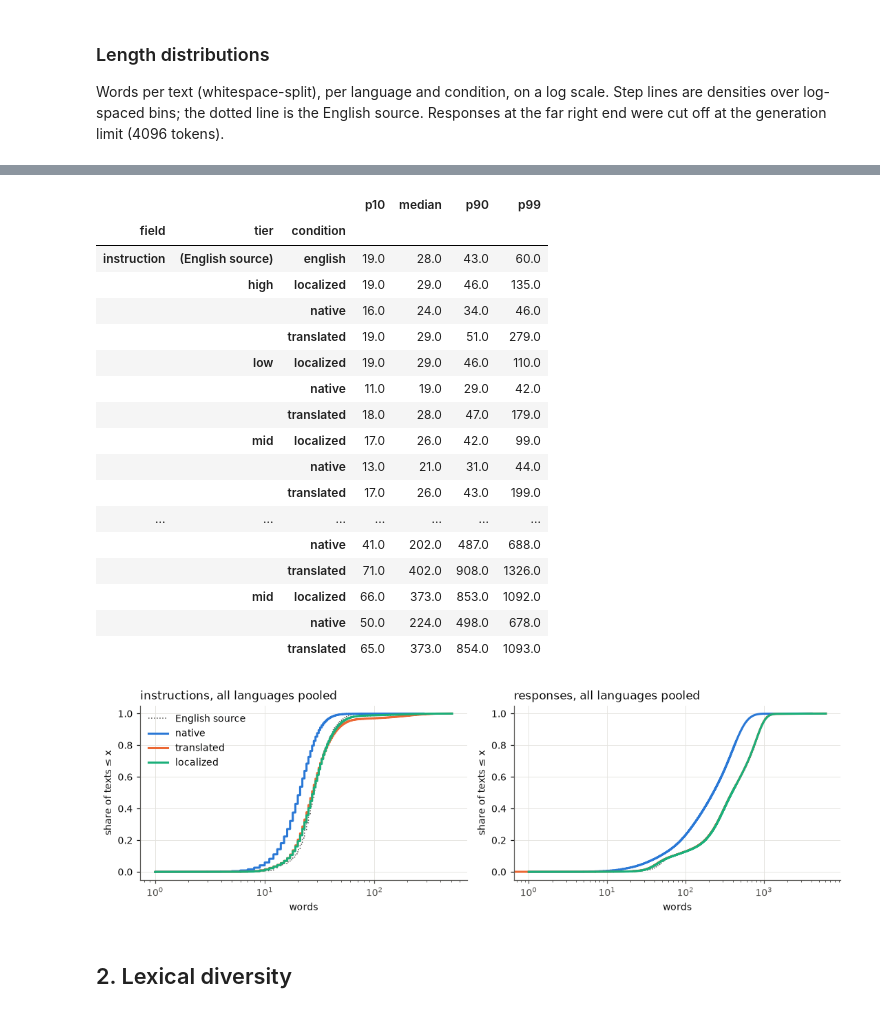
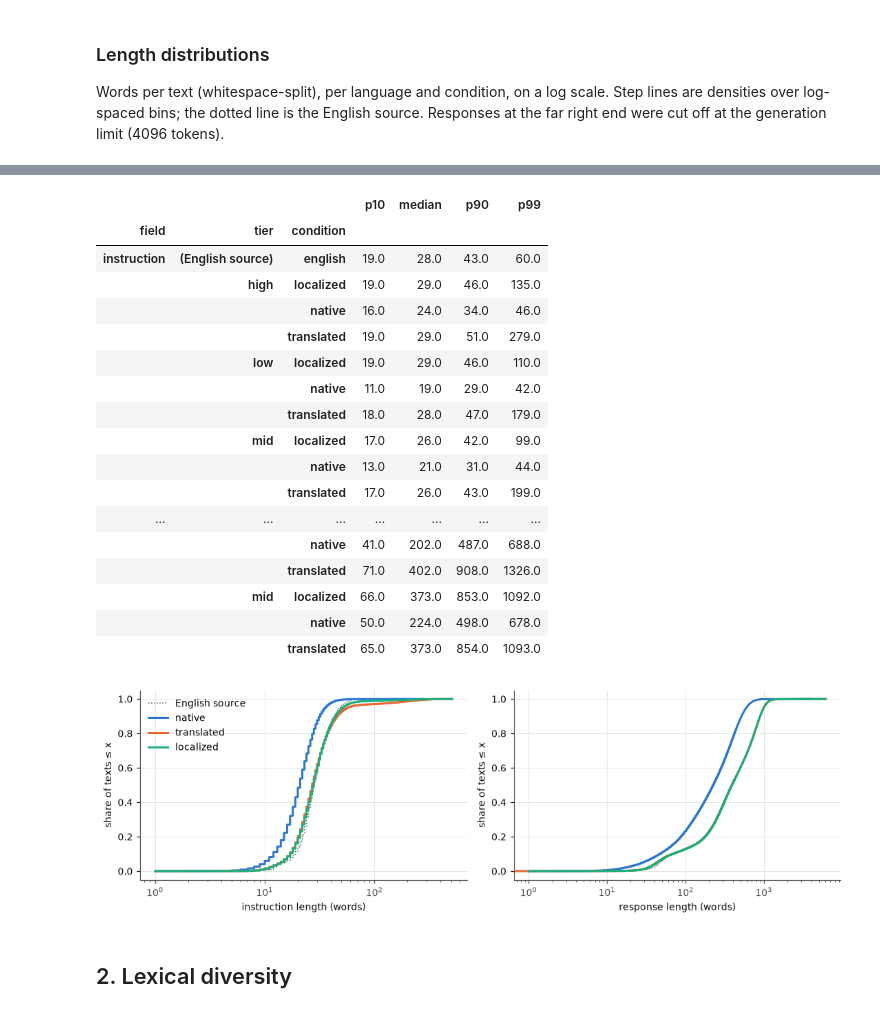
Before and after one commit to jekunz/magpie, a Jupyter notebook: analysis/compare_datasets.ipynb, the cells around one changed output, grey strips where cells are left out. Saved outputs shown, nothing was run; the diff lists cells and outputs as text; code cells hidden in the pictures.

```diff
--- a/analysis/compare_datasets.ipynb
+++ b/analysis/compare_datasets.ipynb
@@ -386,37 +387,37 @@ for ax, field in zip(axes, FIELDS):
             x = np.sort(np.concatenate(pooled))
             ax.plot(x, np.arange(1, len(x) + 1) / len(x), color=COLORS[cond], linewidth=2, label=cond)
     ax.set_xscale("log")
-    ax.set_xlabel("words")
+    ax.set_xlabel(f"{field} length (words)")
     ax.set_ylabel("share of texts ≤ x")
-    ax.set_title(f"{field}s, all languages pooled", loc="left", color=INK)
 axes[0].legend(loc="upper left")
 fig.tight_layout()
+fig.savefig(OUT_DIR / "length_cdf_pooled.pdf", bbox_inches="tight")
 
 # Quantiles per tier and condition
 q = pd.DataFrame([{"tier": TIER.get(l, "-") if c != "english" else "(English source)", "condition": c, "field": f,
                    "p10": np.percentile(v, 10), "median": np.median(v), "p90": np.percentile(v, 90),
                    "p99": np.percentile(v, 99)} for (c, l, f), v in lengths.items()])
 display(q.groupby(["field", "tier", "condition"])[["p10", "median", "p90", "p99"]].mean().round(0))
 # %% [output]
 |  |  |  | p10 | median | p90 | p99 |
 | field | tier | condition |  |  |  |  |
 | instruction | (English source) | english | 19.0 | 28.0 | 43.0 | 60.0 |
 |  | high | localized | 19.0 | 29.0 | 46.0 | 135.0 |
 |  |  | native | 16.0 | 24.0 | 34.0 | 46.0 |
 |  |  | translated | 19.0 | 29.0 | 51.0 | 279.0 |
 |  | low | localized | 19.0 | 29.0 | 46.0 | 110.0 |
 |  |  | native | 11.0 | 19.0 | 29.0 | 42.0 |
 |  |  | translated | 18.0 | 28.0 | 47.0 | 179.0 |
 |  | mid | localized | 17.0 | 26.0 | 42.0 | 99.0 |
 |  |  | native | 13.0 | 21.0 | 31.0 | 44.0 |
 |  |  | translated | 17.0 | 26.0 | 43.0 | 199.0 |
 | ... | ... | ... | ... | ... | ... | ... |
 |  |  | native | 41.0 | 202.0 | 487.0 | 688.0 |
 |  |  | translated | 71.0 | 402.0 | 908.0 | 1326.0 |
 |  | mid | localized | 66.0 | 373.0 | 853.0 | 1092.0 |
 |  |  | native | 50.0 | 224.0 | 498.0 | 678.0 |
 |  |  | translated | 65.0 | 373.0 | 854.0 | 1093.0 |
-[figure, old version]
+[figure, new version]
 # %% [markdown]
 ## 2. Lexical diversity
 # %%
```
Also changed, not shown: parts of 32 cells of this notebook, 40 other files.
